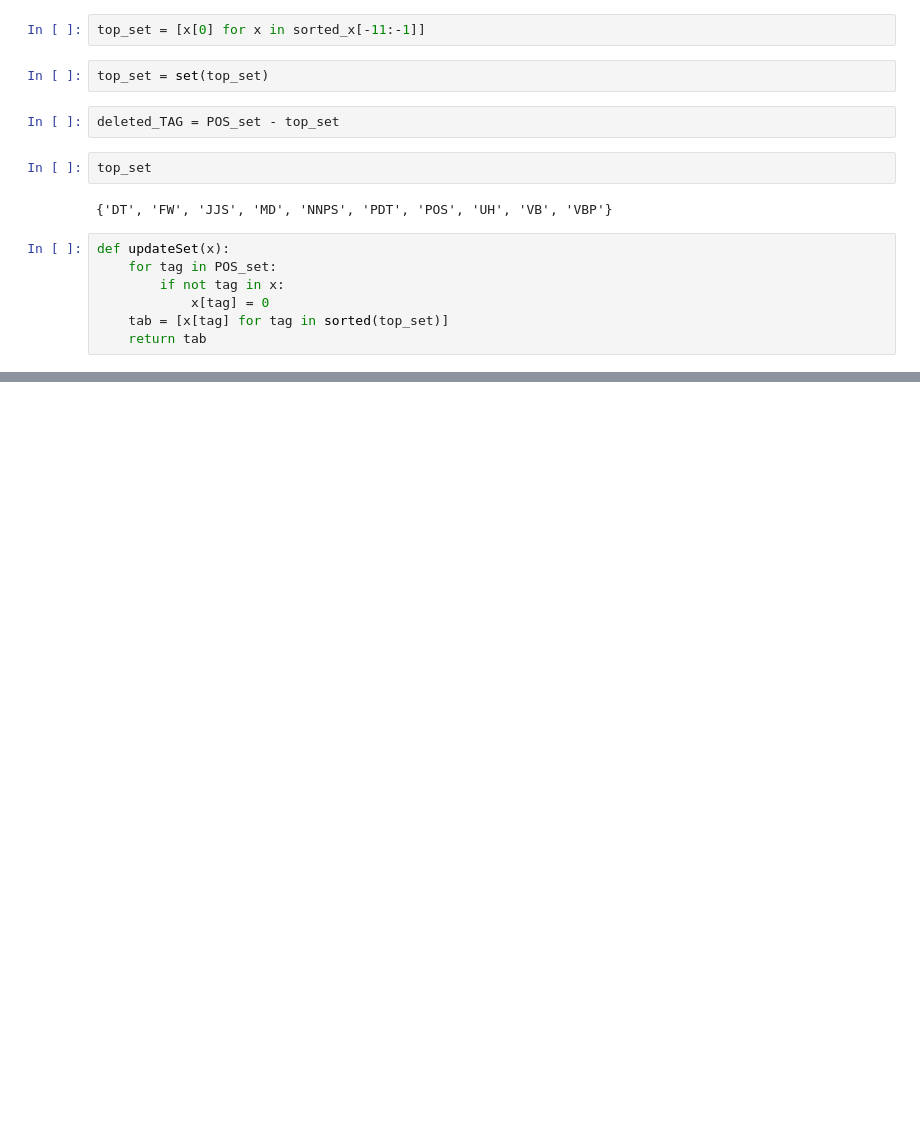
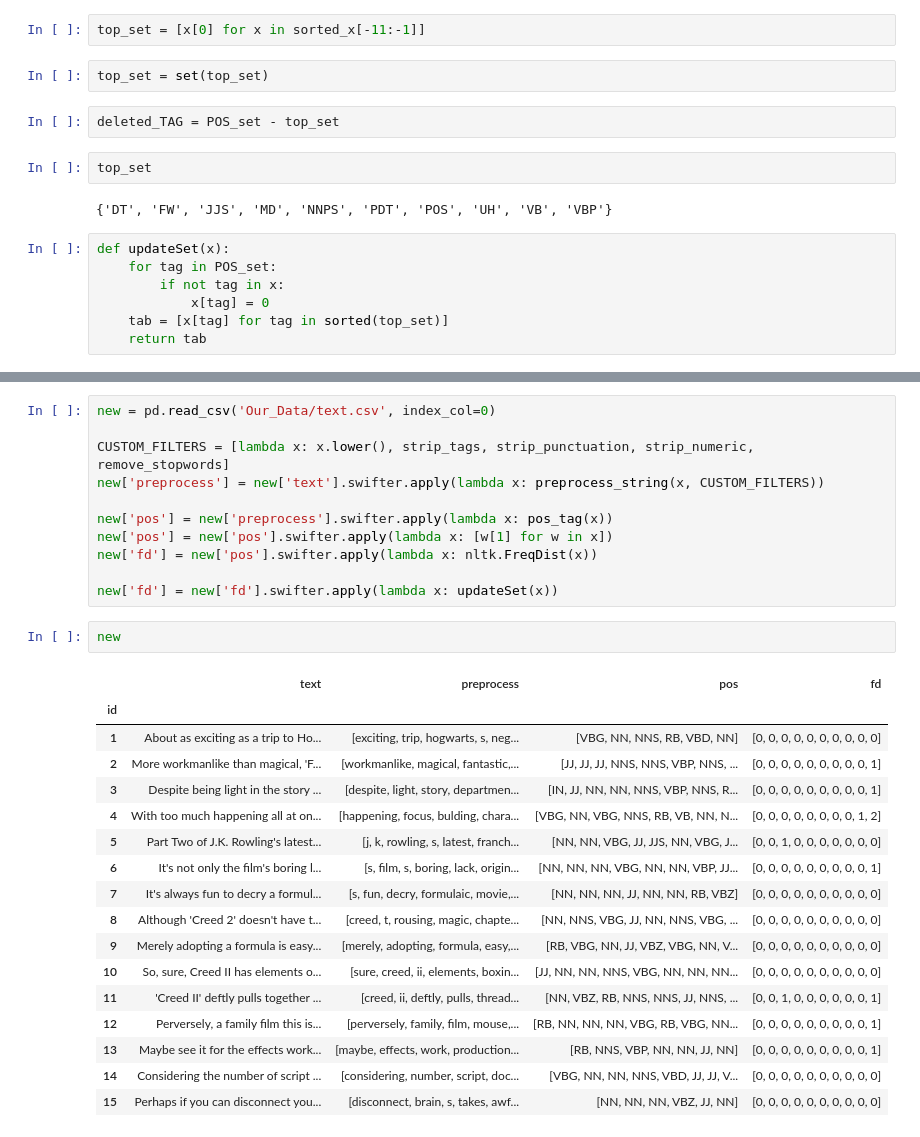
Before and after one commit to SimonKenoby/INFO2049, a Jupyter notebook: webandtext.ipynb, the cells around one changed output, grey strips where cells are left out. Drawn from its saved outputs; the diff is of its cells as text; blank space fills up the shorter version.

```diff
--- a/webandtext.ipynb
+++ b/webandtext.ipynb
@@ -693,0 +702,31 @@ avg / total       0.54      0.54      0.54       660
+# %%
+new = pd.read_csv('Our_Data/text.csv', index_col=0)
+
+CUSTOM_FILTERS = [lambda x: x.lower(), strip_tags, strip_punctuation, strip_numeric, remove_stopwords]
+new['preprocess'] = new['text'].swifter.apply(lambda x: preprocess_string(x, CUSTOM_FILTERS))
+
+new['pos'] = new['preprocess'].swifter.apply(lambda x: pos_tag(x))
+new['pos'] = new['pos'].swifter.apply(lambda x: [w[1] for w in x])
+new['fd'] = new['pos'].swifter.apply(lambda x: nltk.FreqDist(x))
+
+new['fd'] = new['fd'].swifter.apply(lambda x: updateSet(x))
+# %%
+new
+# %% [output]
+|  | text | preprocess | pos | fd |
+| id |  |  |  |  |
+| 1 | About as exciting as a trip to Ho... | [exciting, trip, hogwarts, s, neg... | [VBG, NN, NNS, RB, VBD, NN] | [0, 0, 0, 0, 0, 0, 0, 0, 0, 0] |
+| 2 | More workmanlike than magical, 'F... | [workmanlike, magical, fantastic,... | [JJ, JJ, JJ, NNS, NNS, VBP, NNS, ... | [0, 0, 0, 0, 0, 0, 0, 0, 0, 1] |
+| 3 | Despite being light in the story ... | [despite, light, story, departmen... | [IN, JJ, NN, NN, NNS, VBP, NNS, R... | [0, 0, 0, 0, 0, 0, 0, 0, 0, 1] |
+| 4 | With too much happening all at on... | [happening, focus, bulding, chara... | [VBG, NN, VBG, NNS, RB, VB, NN, N... | [0, 0, 0, 0, 0, 0, 0, 0, 1, 2] |
+| 5 | Part Two of J.K. Rowling's latest... | [j, k, rowling, s, latest, franch... | [NN, NN, VBG, JJ, JJS, NN, VBG, J... | [0, 0, 1, 0, 0, 0, 0, 0, 0, 0] |
+| 6 | It's not only the film's boring l... | [s, film, s, boring, lack, origin... | [NN, NN, NN, VBG, NN, NN, VBP, JJ... | [0, 0, 0, 0, 0, 0, 0, 0, 0, 1] |
+| 7 | It's always fun to decry a formul... | [s, fun, decry, formulaic, movie,... | [NN, NN, NN, JJ, NN, NN, RB, VBZ] | [0, 0, 0, 0, 0, 0, 0, 0, 0, 0] |
+| 8 | Although 'Creed 2' doesn't have t... | [creed, t, rousing, magic, chapte... | [NN, NNS, VBG, JJ, NN, NNS, VBG, ... | [0, 0, 0, 0, 0, 0, 0, 0, 0, 0] |
+| 9 | Merely adopting a formula is easy... | [merely, adopting, formula, easy,... | [RB, VBG, NN, JJ, VBZ, VBG, NN, V... | [0, 0, 0, 0, 0, 0, 0, 0, 0, 0] |
+| 10 | So, sure, Creed II has elements o... | [sure, creed, ii, elements, boxin... | [JJ, NN, NN, NNS, VBG, NN, NN, NN... | [0, 0, 0, 0, 0, 0, 0, 0, 0, 0] |
+| 11 | 'Creed II' deftly pulls together ... | [creed, ii, deftly, pulls, thread... | [NN, VBZ, RB, NNS, NNS, JJ, NNS, ... | [0, 0, 1, 0, 0, 0, 0, 0, 0, 1] |
+| 12 | Perversely, a family film this is... | [perversely, family, film, mouse,... | [RB, NN, NN, NN, VBG, RB, VBG, NN... | [0, 0, 0, 0, 0, 0, 0, 0, 0, 1] |
+| 13 | Maybe see it for the effects work... | [maybe, effects, work, production... | [RB, NNS, VBP, NN, NN, JJ, NN] | [0, 0, 0, 0, 0, 0, 0, 0, 0, 1] |
+| 14 | Considering the number of script ... | [considering, number, script, doc... | [VBG, NN, NN, NNS, VBD, JJ, JJ, V... | [0, 0, 0, 0, 0, 0, 0, 0, 0, 0] |
+| 15 | Perhaps if you can disconnect you... | [disconnect, brain, s, takes, awf... | [NN, NN, NN, VBZ, JJ, NN] | [0, 0, 0, 0, 0, 0, 0, 0, 0, 0] |
```
Also changed, not shown: parts of 12 cells of this notebook.
